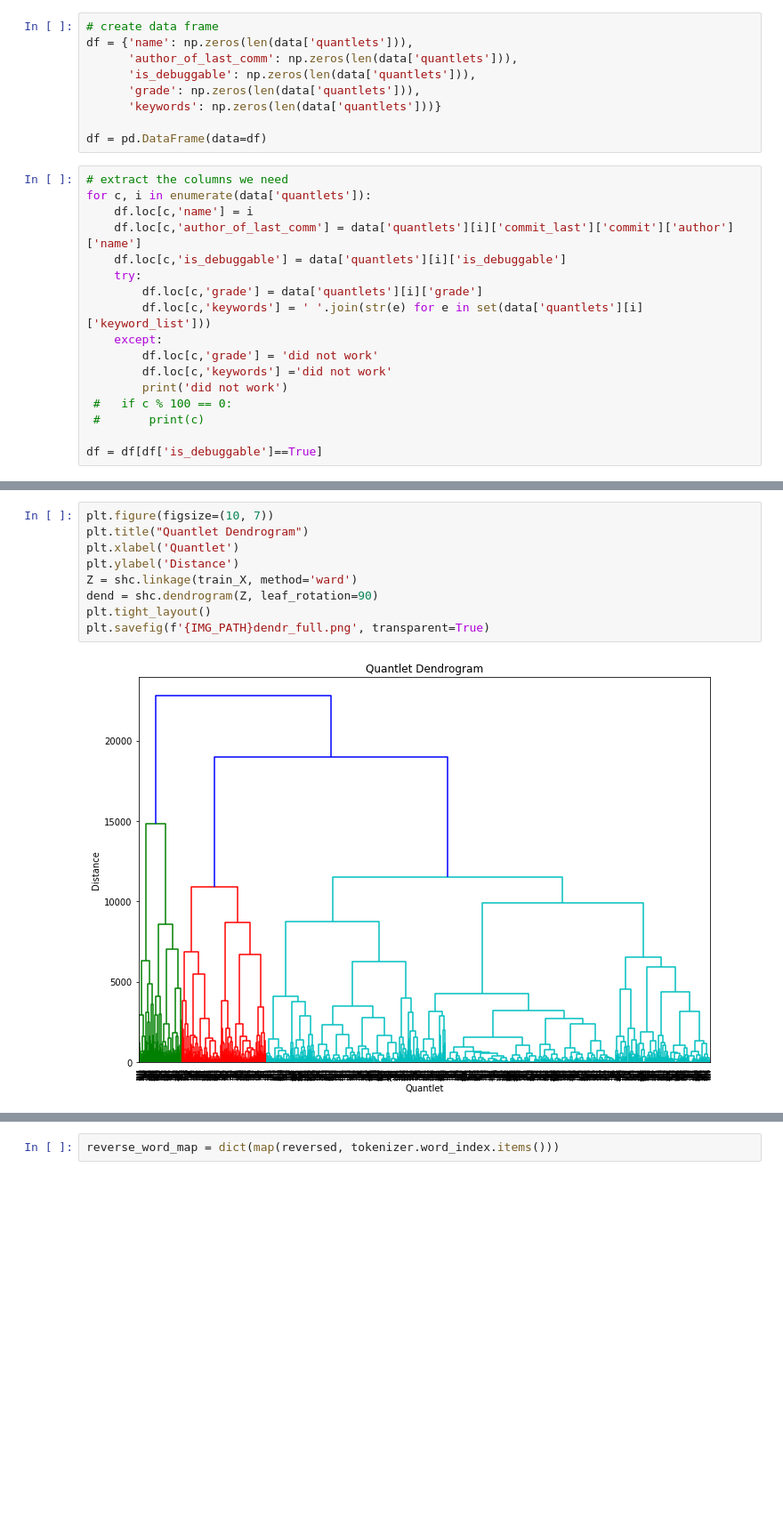
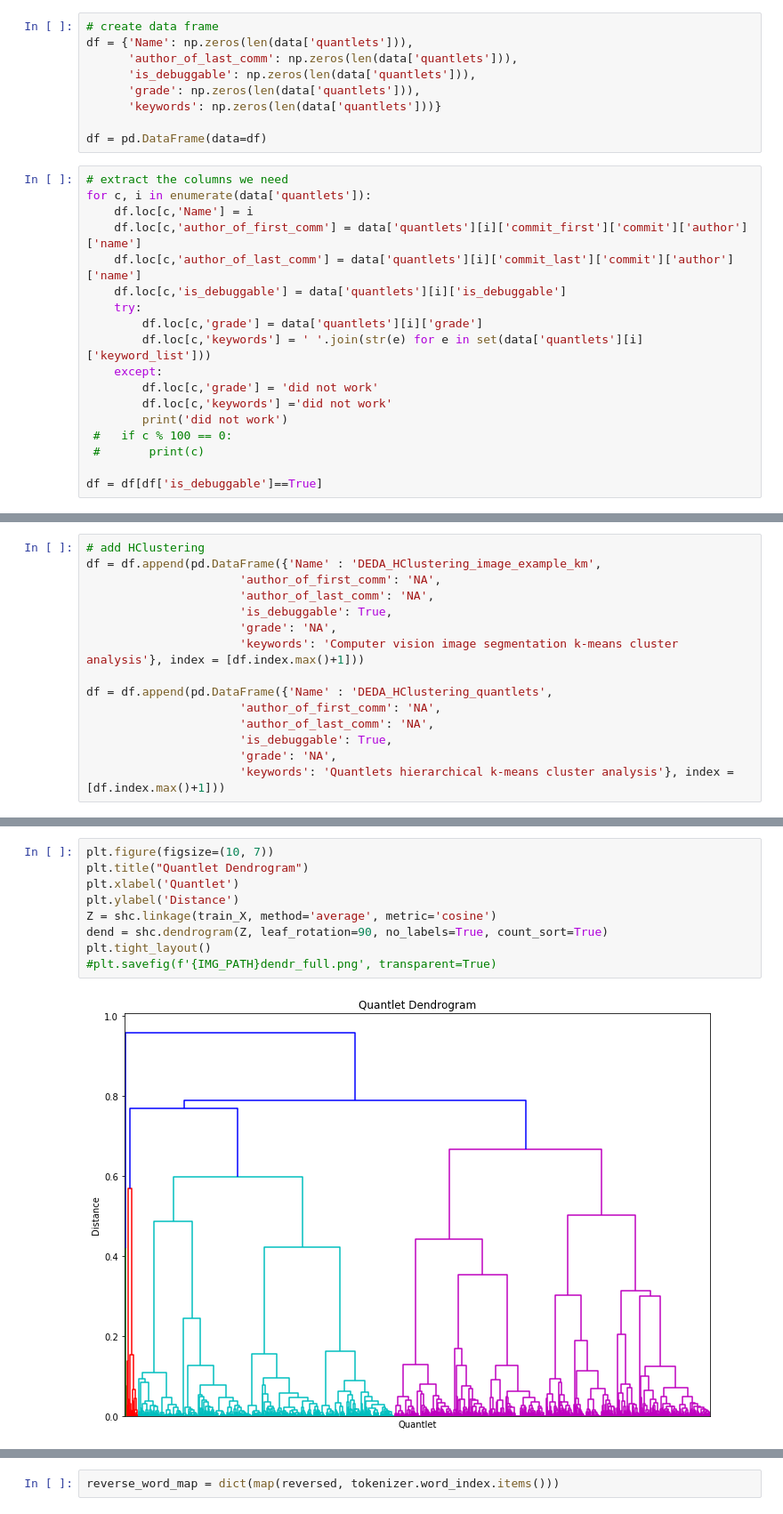
Before and after one commit to lizzzi111/HClustering, a Jupyter notebook: DEDA_HClustering_quantlets/DEDA_HClustering_quantlet.ipynb, the cells around one changed output, grey strips where cells are left out. Shown at 89% size. Saved outputs shown, nothing was run; the diff lists cells and outputs as text; blank space fills up the shorter version.

```diff
--- a/DEDA_HClustering_quantlets/DEDA_HClustering_quantlet.ipynb
+++ b/DEDA_HClustering_quantlets/DEDA_HClustering_quantlet.ipynb
@@ -32,6 +34,6 @@ Using TensorFlow backend.
 # %%
 # create data frame
-df = {'name': np.zeros(len(data['quantlets'])),
+df = {'Name': np.zeros(len(data['quantlets'])),
       'author_of_last_comm': np.zeros(len(data['quantlets'])),
       'is_debuggable': np.zeros(len(data['quantlets'])),
       'grade': np.zeros(len(data['quantlets'])),
@@ -41,7 +43,8 @@ df = pd.DataFrame(data=df)
 # %%
 # extract the columns we need
 for c, i in enumerate(data['quantlets']):
-    df.loc[c,'name'] = i
+    df.loc[c,'Name'] = i
+    df.loc[c,'author_of_first_comm'] = data['quantlets'][i]['commit_first']['commit']['author']['name']
     df.loc[c,'author_of_last_comm'] = data['quantlets'][i]['commit_last']['commit']['author']['name']
     df.loc[c,'is_debuggable'] = data['quantlets'][i]['is_debuggable']
     try:
@@ -66,3 +61,18 @@ did not work
+# %%
+# add HClustering
+df = df.append(pd.DataFrame({'Name' : 'DEDA_HClustering_image_example_km',
+                      'author_of_first_comm': 'NA',
+                      'author_of_last_comm': 'NA',
+                      'is_debuggable': True,
+                      'grade': 'NA',
+                      'keywords': 'Computer vision image segmentation k-means cluster analysis'}, index = [df.index.max()+1]))
+
+df = df.append(pd.DataFrame({'Name' : 'DEDA_HClustering_quantlets',
+                      'author_of_first_comm': 'NA',
+                      'author_of_last_comm': 'NA',
+                      'is_debuggable': True,
+                      'grade': 'NA',
+                      'keywords': 'Quantlets hierarchical k-means cluster analysis'}, index = [df.index.max()+1]))
 # %%
 # text preprocessing
 tokenizer = Tokenizer(num_words=10000)
@@ -96,11 +110,11 @@ plt.savefig(f'{IMG_PATH}dendr_small.png', transparent=True)
 # %%
 plt.figure(figsize=(10, 7))
 plt.title("Quantlet Dendrogram")
 plt.xlabel('Quantlet')
 plt.ylabel('Distance')
-Z = shc.linkage(train_X, method='ward')
-dend = shc.dendrogram(Z, leaf_rotation=90)
+Z = shc.linkage(train_X, method='average', metric='cosine')
+dend = shc.dendrogram(Z, leaf_rotation=90, no_labels=True, count_sort=True)
 plt.tight_layout()
-plt.savefig(f'{IMG_PATH}dendr_full.png', transparent=True)
+#plt.savefig(f'{IMG_PATH}dendr_full.png', transparent=True)
 # %% [output]
-[figure, old version]
+[figure, new version]
```
Also changed, not shown: parts of 12 cells of this notebook, 6 other files.
